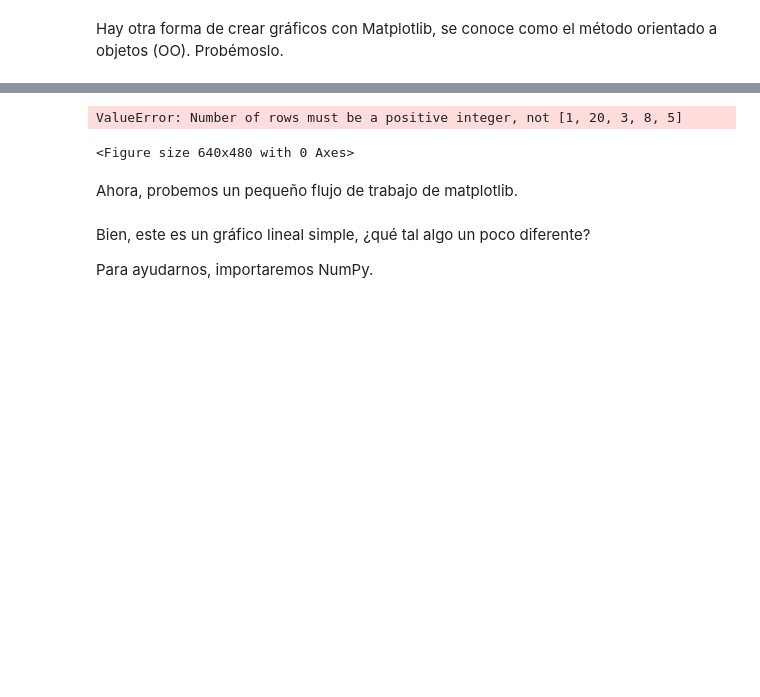
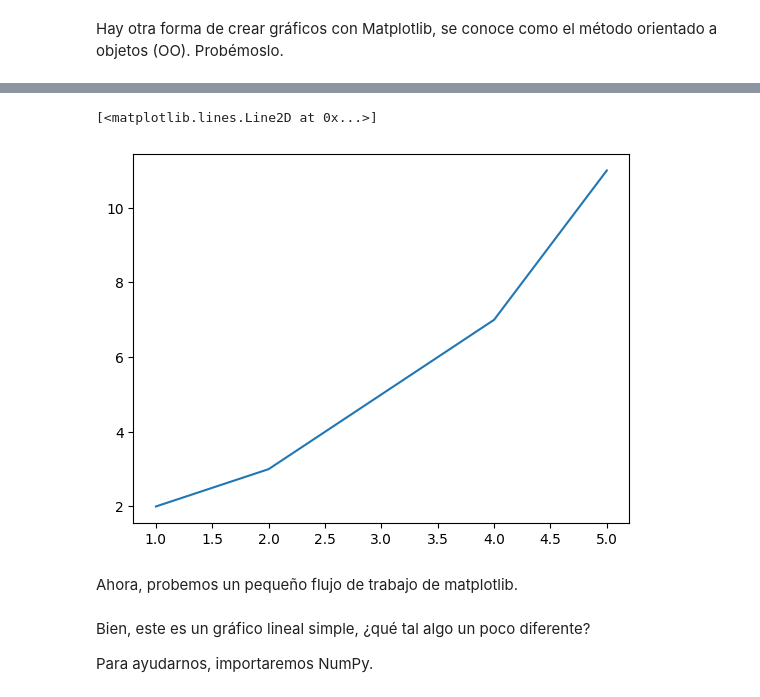
Before and after one commit to AlexDotel/Practicas-Machine-Learning, a Jupyter notebook: Ejercicio_Matplotlib.ipynb, the cells around one changed output, grey strips where cells are left out. Saved outputs shown, nothing was run; the diff lists cells and outputs as text; code cells hidden in the pictures; blank space fills up the shorter version.

```diff
--- a/Ejercicio_Matplotlib.ipynb
+++ b/Ejercicio_Matplotlib.ipynb
@@ -28,8 +28,7 @@ plt.plot(lista_numeros_aleatorios)
 [figure]
 # %%
 # Crea dos listas, una llamada X, una llamada y, cada una con 5 números en ellas
-
-x = [1, 20, 3, 8, 5]
-y = [2, 2, 6, 3, 10]
+X = [1, 2, 3, 4, 5]
+Y = [2, 3, 5, 7, 11]
 # %%
 # Grafica X e y (las listas que has creado)
@@ -50,9 +49,10 @@ plt.subplots()
 # %%
 # Crea un gráfico usando plt.subplots() y luego agrega X e y en los ejes
-plt.subplots(x,y)
+fig, ax = plt.subplots()
+ax.plot(X, Y)
 # %% [output]
-ValueError: Number of rows must be a positive integer, not [1, 20, 3, 8, 5]
+[<matplotlib.lines.Line2D at 0x...>]
-<Figure size 640x480 with 0 Axes>
+[figure, added]
 # %% [markdown]
 Ahora, probemos un pequeño flujo de trabajo de matplotlib.
 # %%
```
Also changed, not shown: parts of 2 cells of this notebook.
